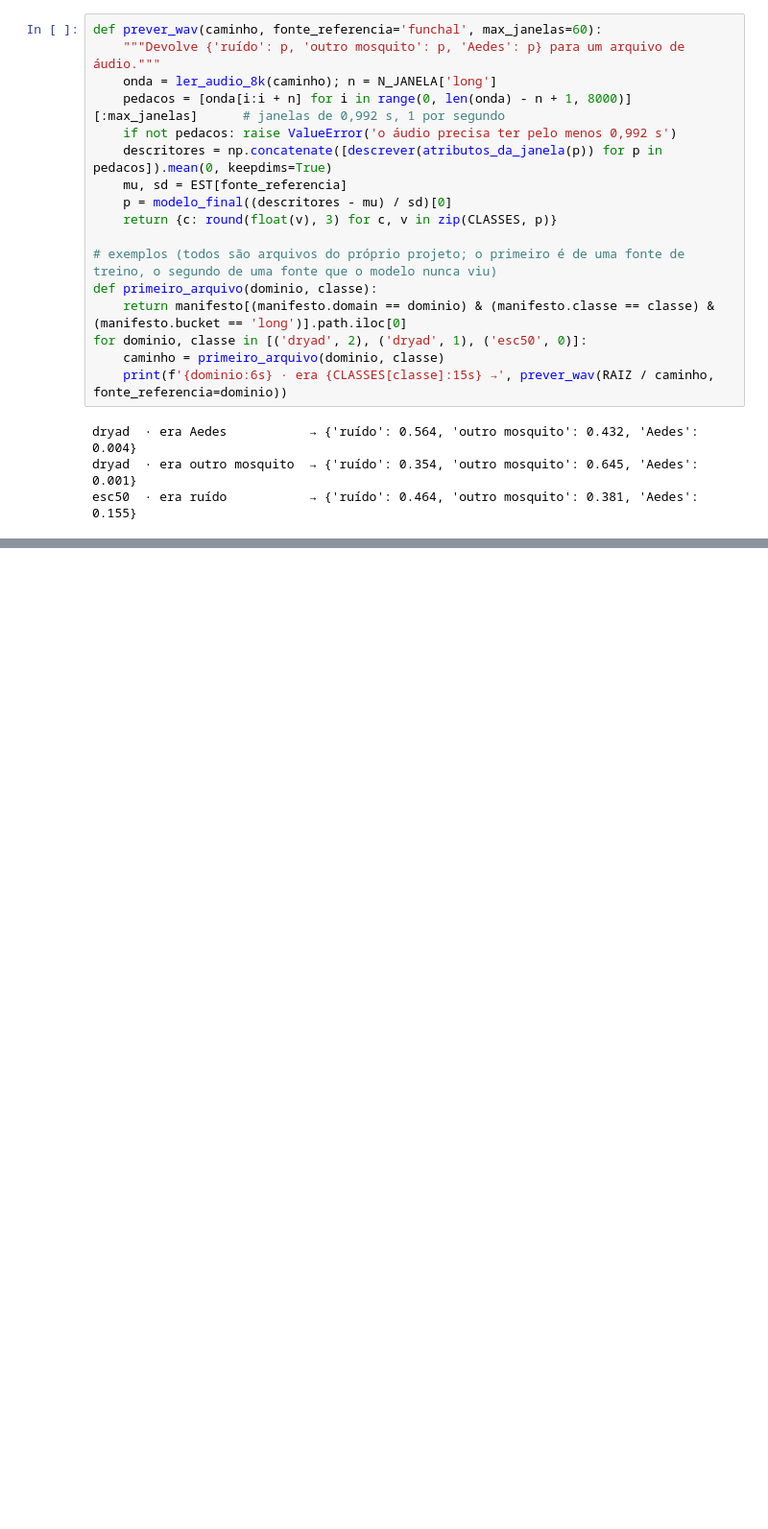
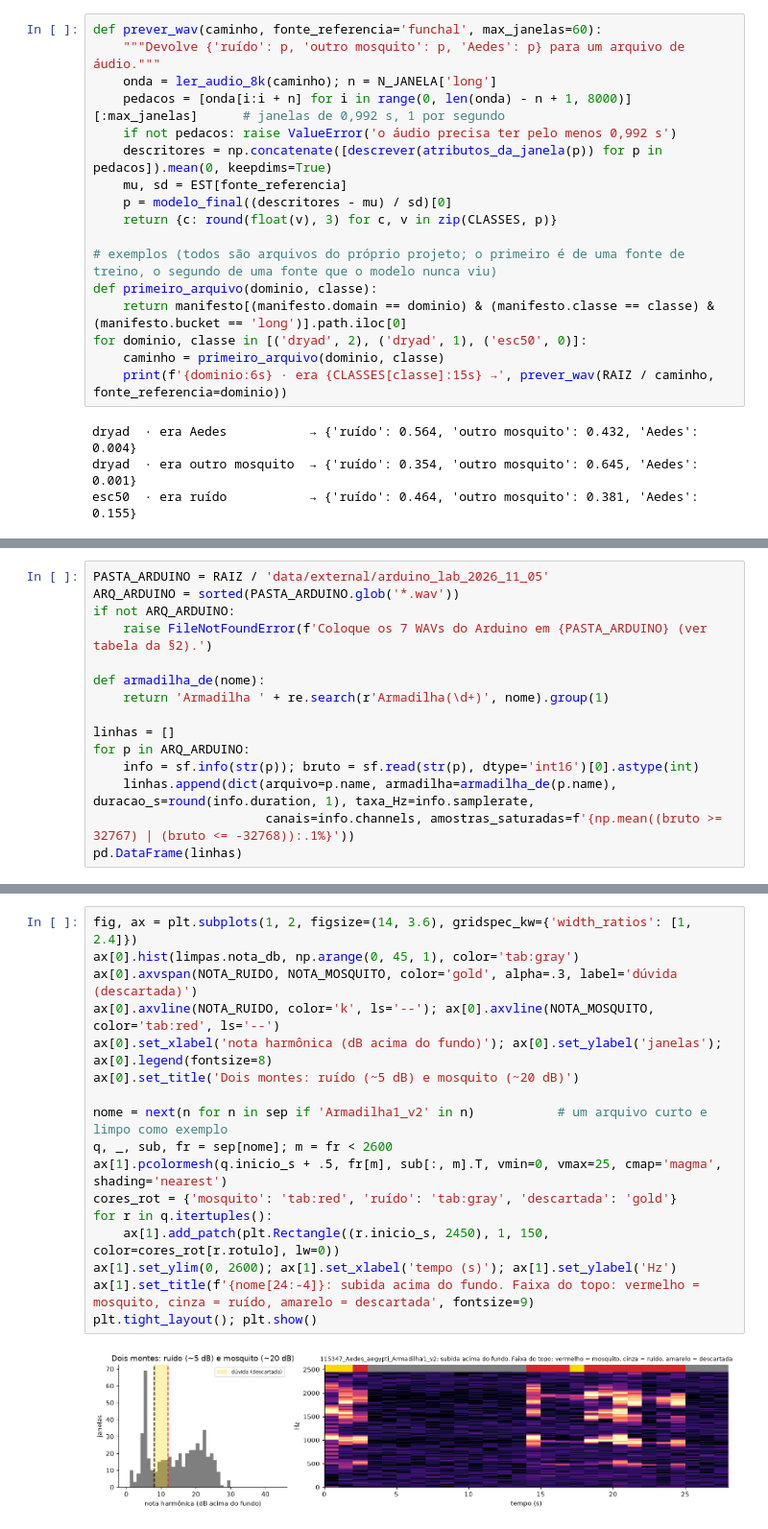
Before and after one commit to Lciarallo/mosquito-wingbeat, a Jupyter notebook: notebooks/detector_ternario_treinamento_teste_aplicacao.ipynb, the cells around one changed output, grey strips where cells are left out. Shown at 96% size. Cells and saved outputs as stored; diff of their text form; blank space fills up the shorter version.

```diff
--- a/notebooks/detector_ternario_treinamento_teste_aplicacao.ipynb
+++ b/notebooks/detector_ternario_treinamento_teste_aplicacao.ipynb
@@ -1322,0 +1346,15 @@ esc50  · era ruído           → {'ruído': 0.464, 'outro mosquito': 0.381, 'A
+# %%
+PASTA_ARDUINO = RAIZ / 'data/external/arduino_lab_2026_11_05'
+ARQ_ARDUINO = sorted(PASTA_ARDUINO.glob('*.wav'))
+if not ARQ_ARDUINO:
+    raise FileNotFoundError(f'Coloque os 7 WAVs do Arduino em {PASTA_ARDUINO} (ver tabela da §2).')
+
+def armadilha_de(nome):
+    return 'Armadilha ' + re.search(r'Armadilha(\d+)', nome).group(1)
+
+linhas = []
+for p in ARQ_ARDUINO:
+    info = sf.info(str(p)); bruto = sf.read(str(p), dtype='int16')[0].astype(int)
+    linhas.append(dict(arquivo=p.name, armadilha=armadilha_de(p.name), duracao_s=round(info.duration, 1), taxa_Hz=info.samplerate,
+                       canais=info.channels, amostras_saturadas=f'{np.mean((bruto >= 32767) | (bruto <= -32768)):.1%}'))
+pd.DataFrame(linhas)
@@ -1322,0 +1453,19 @@ esc50  · era ruído           → {'ruído': 0.464, 'outro mosquito': 0.381, 'A
+# %%
+fig, ax = plt.subplots(1, 2, figsize=(14, 3.6), gridspec_kw={'width_ratios': [1, 2.4]})
+ax[0].hist(limpas.nota_db, np.arange(0, 45, 1), color='tab:gray')
+ax[0].axvspan(NOTA_RUIDO, NOTA_MOSQUITO, color='gold', alpha=.3, label='dúvida (descartada)')
+ax[0].axvline(NOTA_RUIDO, color='k', ls='--'); ax[0].axvline(NOTA_MOSQUITO, color='tab:red', ls='--')
+ax[0].set_xlabel('nota harmônica (dB acima do fundo)'); ax[0].set_ylabel('janelas'); ax[0].legend(fontsize=8)
+ax[0].set_title('Dois montes: ruído (~5 dB) e mosquito (~20 dB)')
+
+nome = next(n for n in sep if 'Armadilha1_v2' in n)           # um arquivo curto e limpo como exemplo
+q, _, sub, fr = sep[nome]; m = fr < 2600
+ax[1].pcolormesh(q.inicio_s + .5, fr[m], sub[:, m].T, vmin=0, vmax=25, cmap='magma', shading='nearest')
+cores_rot = {'mosquito': 'tab:red', 'ruído': 'tab:gray', 'descartada': 'gold'}
+for r in q.itertuples():
+    ax[1].add_patch(plt.Rectangle((r.inicio_s, 2450), 1, 150, color=cores_rot[r.rotulo], lw=0))
+ax[1].set_ylim(0, 2600); ax[1].set_xlabel('tempo (s)'); ax[1].set_ylabel('Hz')
+ax[1].set_title(f'{nome[24:-4]}: subida acima do fundo. Faixa do topo: vermelho = mosquito, cinza = ruído, amarelo = descartada', fontsize=9)
+plt.tight_layout(); plt.show()
+# %% [output]
+[figure, added]
```
Also changed, not shown: parts of 16 cells of this notebook, 4 other files.
